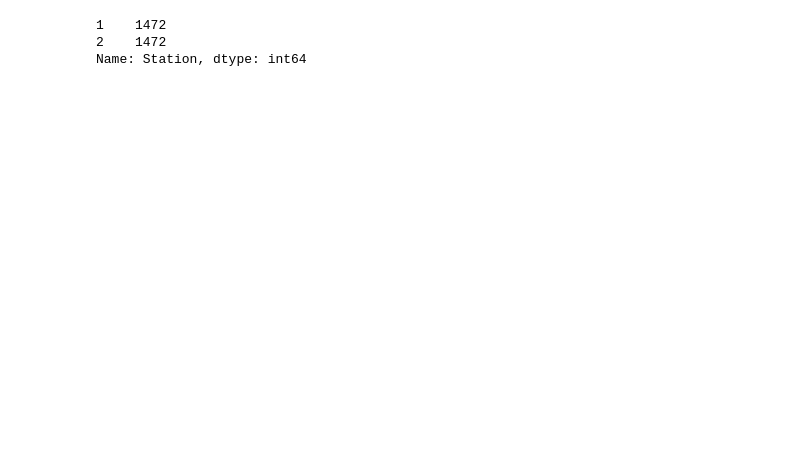
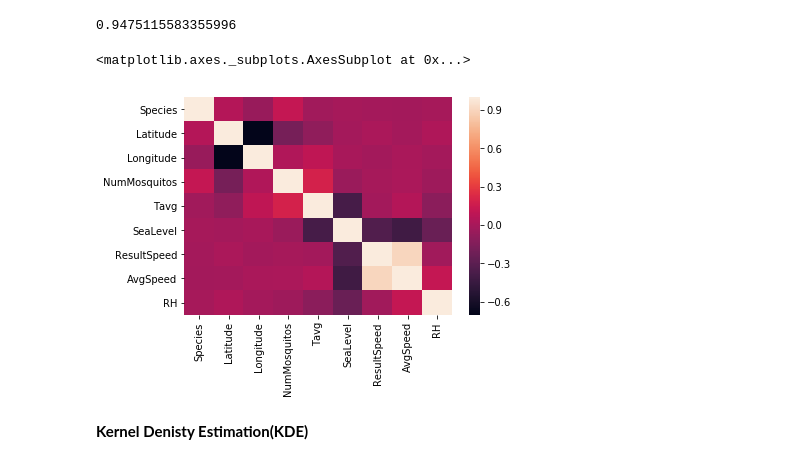
Before and after one commit to c-e-smith/west_nile_chi, a Jupyter notebook: West_Nile_EDA.ipynb, the cells around one changed output. Saved outputs shown, nothing was run; the diff lists cells and outputs as text; code cells hidden in the pictures; blank space fills up the shorter version.

```diff
--- a/West_Nile_EDA.ipynb
+++ b/West_Nile_EDA.ipynb
@@ -33,10 +37,12 @@ warnings.filterwarnings("ignore")
 #load data here
 train = pd.read_csv('./input/train.csv')
 test = pd.read_csv('./input/test.csv')
-weather = pd.read_csv('./input/weather.csv') #not sure if this is the total dataset.
+weather = pd.read_csv('./working/weather.csv') #not sure if this is the total dataset.
+spray = pd.read_csv('./input/spray.csv')
 # %%
 #check out the data
 print(train.dtypes)
+weather.drop(columns='Unnamed: 0',inplace=True)
 base = train
 train.head()
 # %% [output]
@@ -78,4 +84,5 @@ test['Species'] = test['Species'].str.strip('CULEX ')
 df1 = train.merge(weather,how='left')
 # %%
 #drops columsn that are unecessary
-df = df1.drop(labels=['Depart','Heat','Cool','CodeSum','Depth','Water1','SnowFall','Sunrise','Sunset'],axis=1)
+df = df1 #drop(labels=['Depart','Heat','Cool','CodeSum','Depth','Water1','SnowFall','Sunrise','Sunset'],axis=1)
+df
@@ -144,5 +152,6 @@ AddressAccuracy
 # %%
-X = df[['Species','Tavg','Block']]
+X = df[['Species','Latitude', 'Longitude','NumMosquitos','Tavg',
+       'SeaLevel', 'ResultSpeed', 'AvgSpeed', 'RH']]
 y = df['WnvPresent']
 # %%
 X['Species']= X['Species'].map(lambda x: 1 if x in ['PIPIENS/RESTUANS','RESTUANS','PIPIENS'] else 0)
@@ -170,6 +172,0 @@ Baseline: 0.9333
-# %%
-weather['Station'].value_counts()
-# %% [output]
-1    1472
-2    1472
-Name: Station, dtype: int64
@@ -181,0 +173,12 @@ df = df.join(zipcode)
+# %%
+#this is the percentage of west nile present in the area.
+print(1-sum(y_train)/len(y_train))
+# %% [output]
+0.9475115583355996
+# %%
+sns.heatmap(X.corr())
+# %% [output]
+<matplotlib.axes._subplots.AxesSubplot at 0x...>
+[figure, added]
+# %% [markdown]
+**Kernel Denisty Estimation(KDE)**
```
Also changed, not shown: parts of 12 cells of this notebook.
